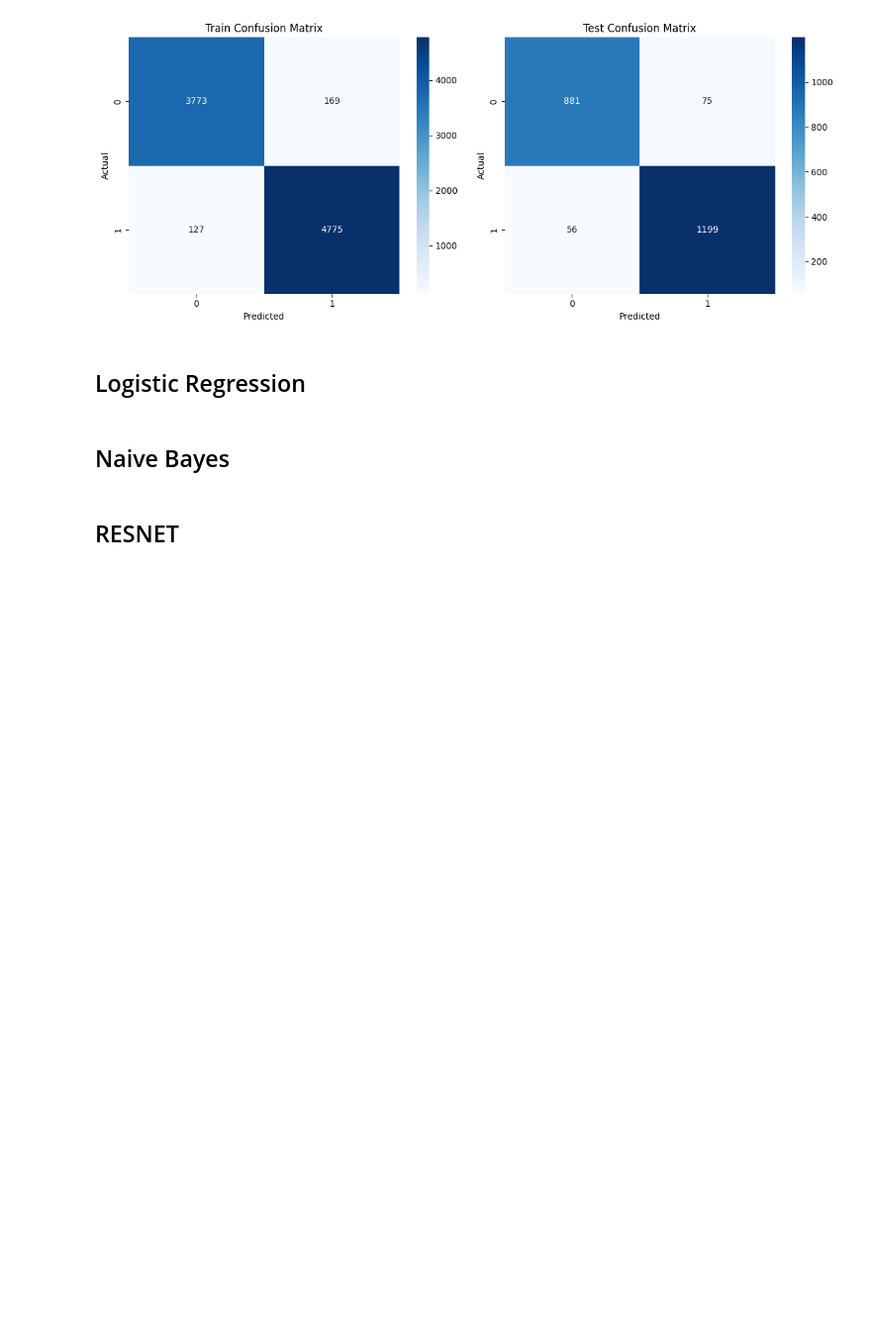
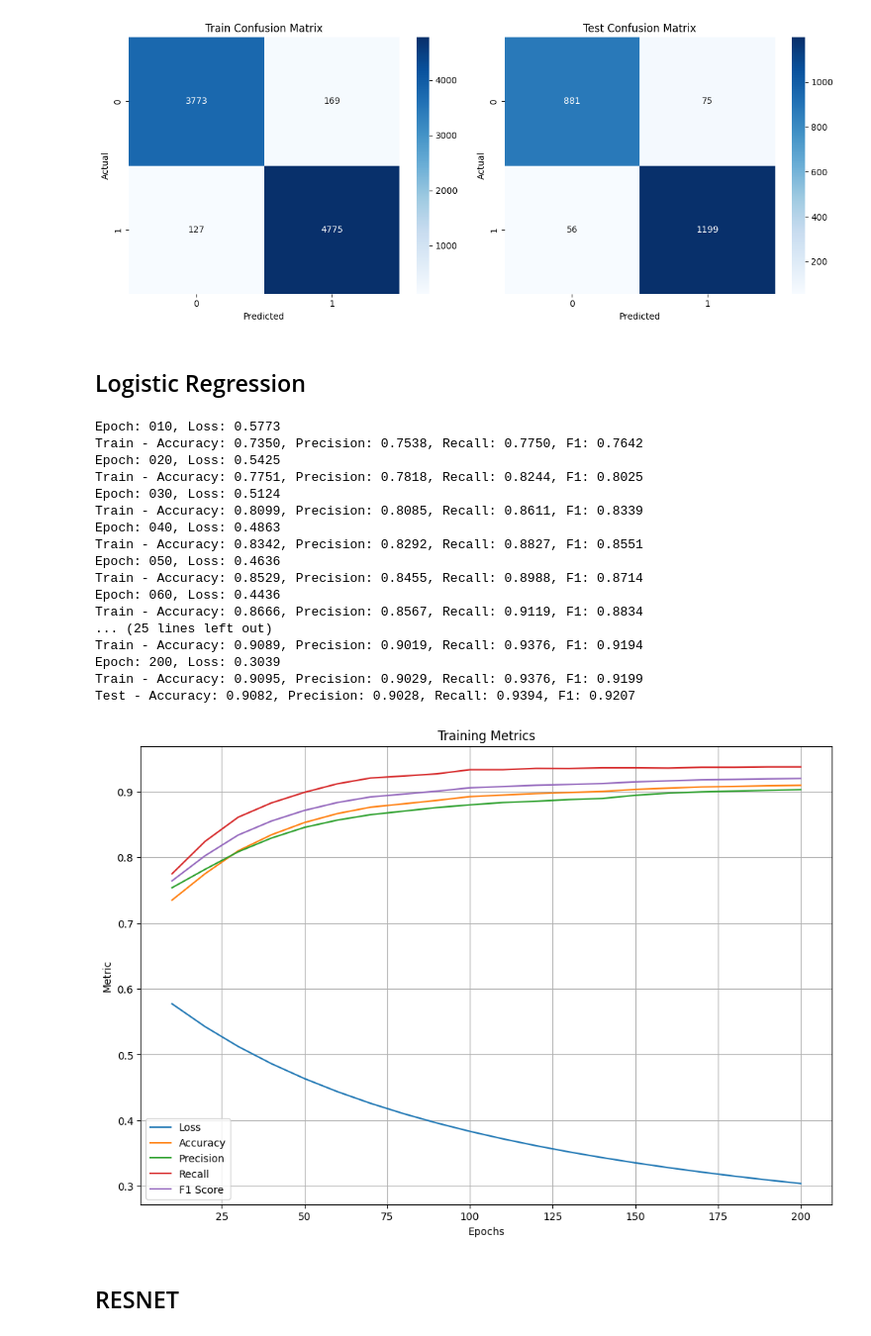
Before and after one commit to as-aravinthakshan/phishing-classifier-models, a Jupyter notebook: models.ipynb, the cells around one changed output. Shown at 99% size. Saved outputs shown, nothing was run; the diff lists cells and outputs as text; code cells hidden in the pictures; blank space fills up the shorter version.

```diff
--- a/Research_Final.ipynb
+++ b/models.ipynb
@@ -775,8 +772,9 @@ KNN Test - Accuracy: 0.9408, Precision: 0.9411, Recall: 0.9554, F1: 0.9482
 # %% [markdown]
 ## Logistic Regression
 # %%
-import torch.nn as nn
-import torch.optim as optim
+import torch
+import matplotlib.pyplot as plt
+from sklearn.metrics import accuracy_score, precision_score, recall_score, f1_score
 
 # Define the Logistic Regression model
 class LogisticRegression(nn.Module):
@@ -798,32 +796,78 @@ def train_model():
     optimizer.zero_grad()
     outputs = model(X_train)
     loss = criterion(outputs, y_train)
     loss.backward()
     optimizer.step()
     return loss.item()
 
 # Evaluate the model
 def evaluate_model(data, labels):
     model.eval()
     with torch.no_grad():
         outputs = model(data)
         _, predicted = torch.max(outputs, 1)
         accuracy = accuracy_score(labels.cpu(), predicted.cpu())
         precision = precision_score(labels.cpu(), predicted.cpu())
         recall = recall_score(labels.cpu(), predicted.cpu())
         f1 = f1_score(labels.cpu(), predicted.cpu())
     return accuracy, precision, recall, f1
 
+# Store metrics for plotting
+train_metrics = {
+    'loss': [],
+    'accuracy': [],
+    'precision': [],
+    'recall': [],
+    'f1': []
+}
+
 # Training loop
 for epoch in range(1, 201):
     loss = train_model()
     if epoch % 10 == 0:
         train_accuracy, train_precision, train_recall, train_f1 = evaluate_model(X_train, y_train)
+        train_metrics['loss'].append(loss)
+        train_metrics['accuracy'].append(train_accuracy)
+        train_metrics['precision'].append(train_precision)
+        train_metrics['recall'].append(train_recall)
+        train_metrics['f1'].append(train_f1)
         print(f'Epoch: {epoch:03d}, Loss: {loss:.4f}')
         print(f'Train - Accuracy: {train_accuracy:.4f}, Precision: {train_precision:.4f}, Recall: {train_recall:.4f}, F1: {train_f1:.4f}')
 
 # Evaluate on test data
 test_accuracy, test_precision, test_recall, test_f1 = evaluate_model(X_test, y_test)
 print(f'Test - Accuracy: {test_accuracy:.4f}, Precision: {test_precision:.4f}, Recall: {test_recall:.4f}, F1: {test_f1:.4f}')
+
+# Plot metrics
+epochs = range(10, 201, 10)
+plt.figure(figsize=(12, 8))
+plt.plot(epochs, train_metrics['loss'], label='Loss')
+plt.plot(epochs, train_metrics['accuracy'], label='Accuracy')
+plt.plot(epochs, train_metrics['precision'], label='Precision')
+plt.plot(epochs, train_metrics['recall'], label='Recall')
+plt.plot(epochs, train_metrics['f1'], label='F1 Score')
+plt.xlabel('Epochs')
+plt.ylabel('Metric')
+plt.title('Training Metrics')
+plt.legend()
+plt.grid(True)
+plt.show()
+# %% [output]
+Epoch: 010, Loss: 0.5773
+Train - Accuracy: 0.7350, Precision: 0.7538, Recall: 0.7750, F1: 0.7642
+Epoch: 020, Loss: 0.5425
+Train - Accuracy: 0.7751, Precision: 0.7818, Recall: 0.8244, F1: 0.8025
+Epoch: 030, Loss: 0.5124
+Train - Accuracy: 0.8099, Precision: 0.8085, Recall: 0.8611, F1: 0.8339
+Epoch: 040, Loss: 0.4863
+Train - Accuracy: 0.8342, Precision: 0.8292, Recall: 0.8827, F1: 0.8551
+Epoch: 050, Loss: 0.4636
+Train - Accuracy: 0.8529, Precision: 0.8455, Recall: 0.8988, F1: 0.8714
+Epoch: 060, Loss: 0.4436
+Train - Accuracy: 0.8666, Precision: 0.8567, Recall: 0.9119, F1: 0.8834
+... (25 lines left out)
+Train - Accuracy: 0.9089, Precision: 0.9019, Recall: 0.9376, F1: 0.9194
+Epoch: 200, Loss: 0.3039
+Train - Accuracy: 0.9095, Precision: 0.9029, Recall: 0.9376, F1: 0.9199
+Test - Accuracy: 0.9082, Precision: 0.9028, Recall: 0.9394, F1: 0.9207
+[figure, added]
-# %% [markdown]
-## Naive Bayes
```
Also changed, not shown: parts of 3 cells of this notebook.
